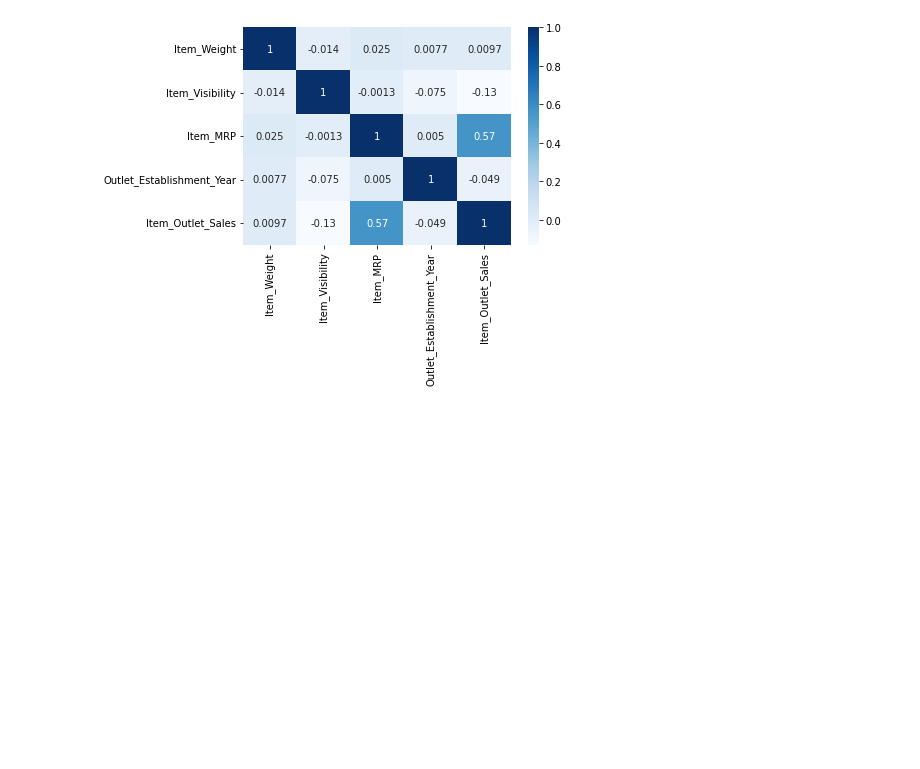
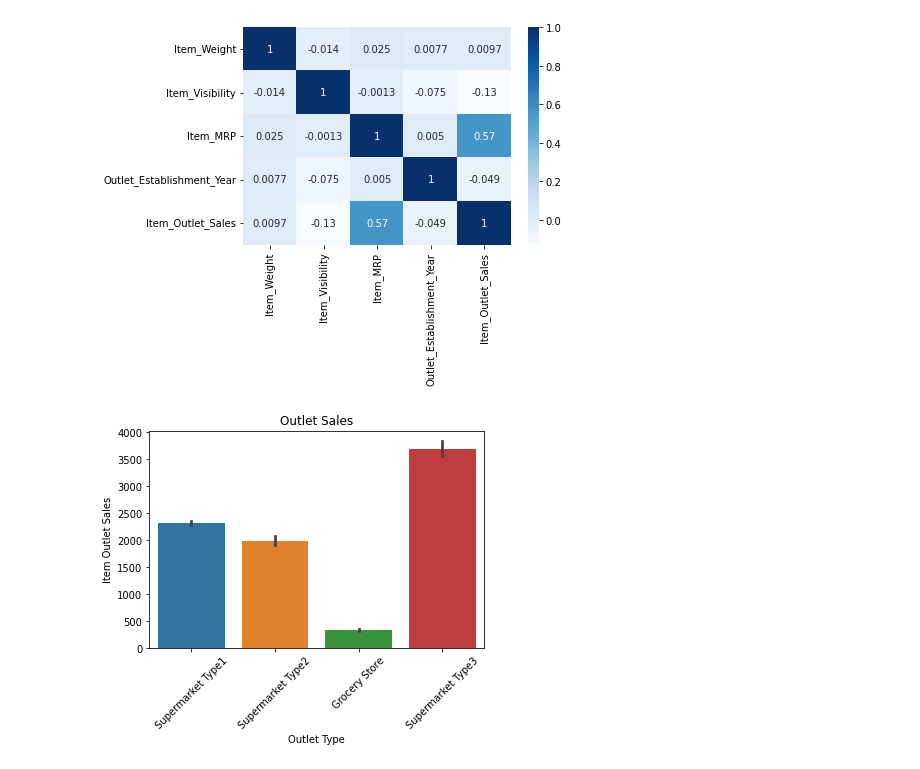
Before and after one commit to AGrantHewitt/Food_Sales_Predictions, a Jupyter notebook: Food_Sales_Predictions.ipynb, the cells around one changed output. Drawn from its saved outputs; the diff is of its cells as text; code cells hidden in the pictures; blank space fills up the shorter version.

```diff
--- a/Food_Sales_Predictions.ipynb
+++ b/Food_Sales_Predictions.ipynb
@@ -206,3 +206,12 @@ sns.heatmap(corr, cmap = 'Blues', annot = True);
 #There is a moderate positive correlation bewtween Item Weight and Item MRP
 # %% [output]
 [figure]
+# %%
+#Help the retailer understand the properties of products and outlets that play crucial roles in increasing sales.
+sns.barplot(data = df, x = "Outlet_Type", y = "Item_Outlet_Sales").set(title = "Outlet Sales")
+plt.xticks(rotation = 45)
+plt.xlabel('Outlet Type')
+plt.ylabel("Item Outlet Sales");
+#We see that the most sales come from supermarket type 3, we should focus on why this outlet has so many sales
+# %% [output]
+[figure, added]
```
Also changed, not shown: parts of 1 cell of this notebook.
